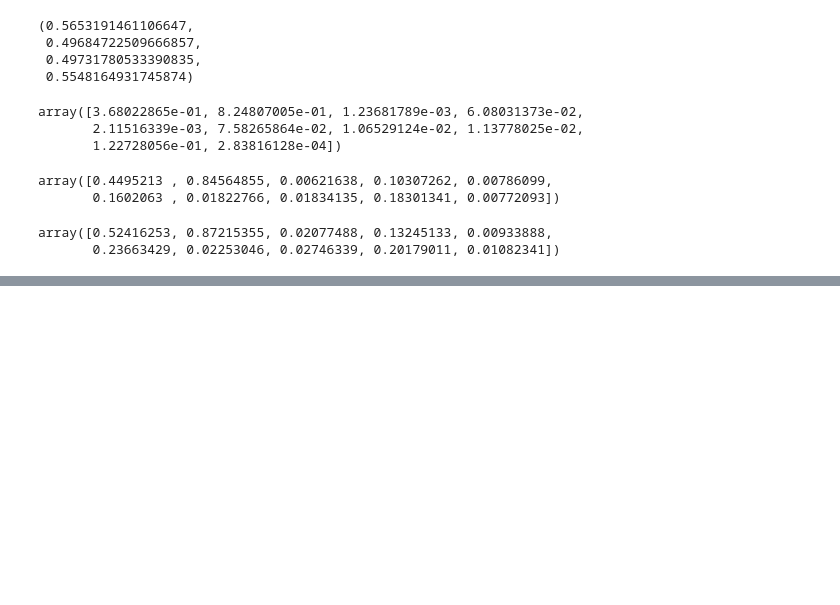
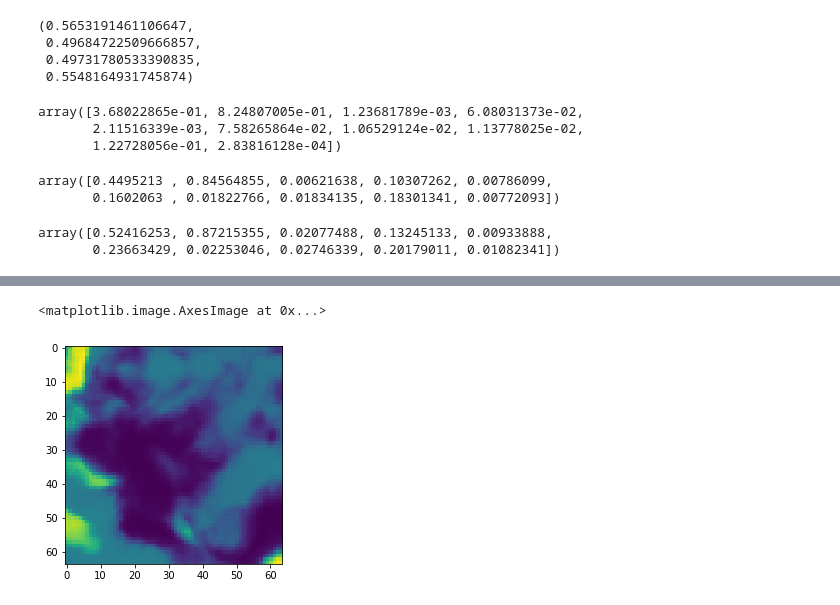
Before and after one commit to robeson1010/rianchiclass, a Jupyter notebook: submit.ipynb, the cells around one changed output, grey strips where cells are left out. Saved outputs shown, nothing was run; the diff lists cells and outputs as text; code cells hidden in the pictures; blank space fills up the shorter version.

```diff
--- a/submit.ipynb
+++ b/submit.ipynb
@@ -138,0 +192,5 @@ img.shape
+# %%
+plt.imshow(result[3][0])
+# %% [output]
+<matplotlib.image.AxesImage at 0x...>
+[figure, added]
```
Also changed, not shown: parts of 14 cells of this notebook, 10 other files.
